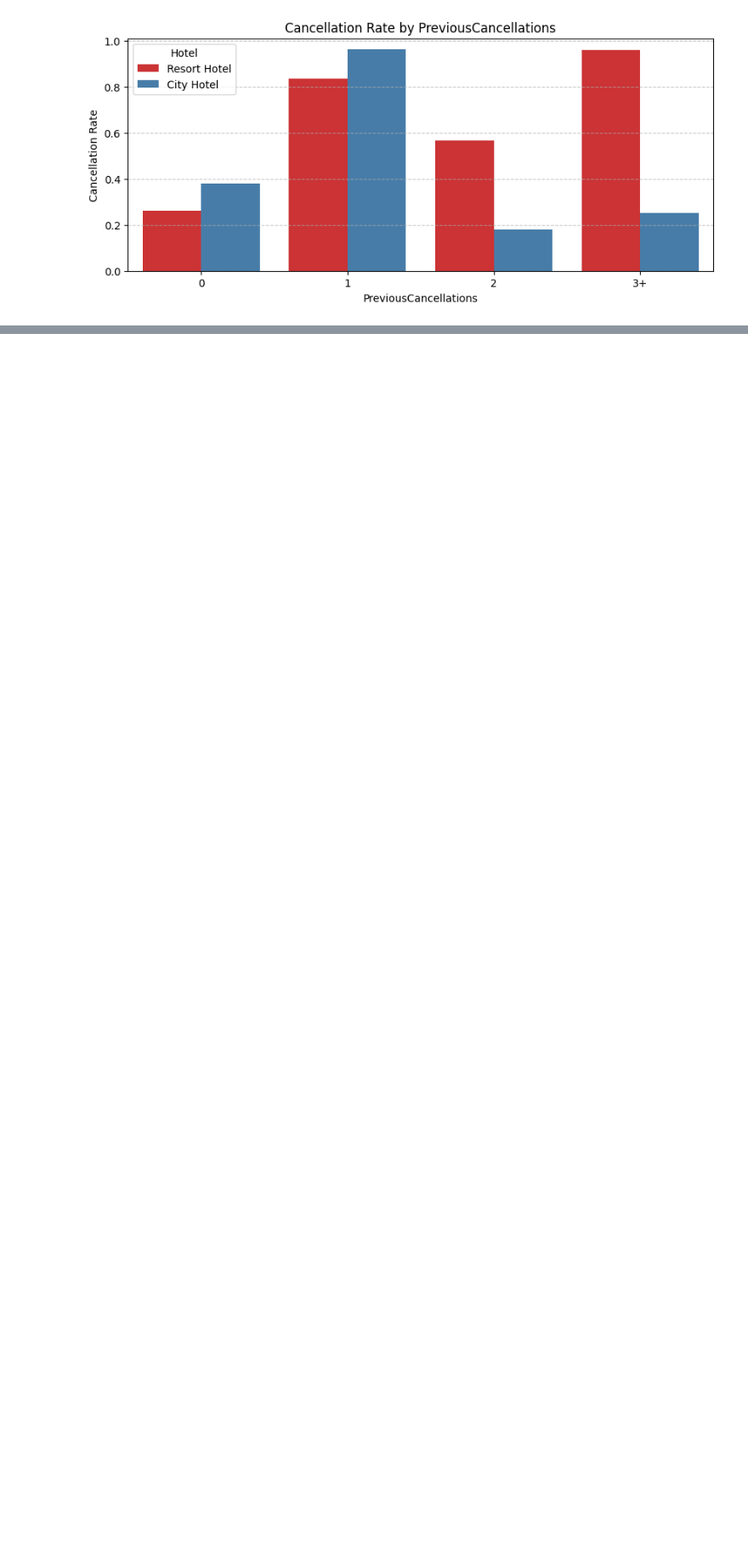
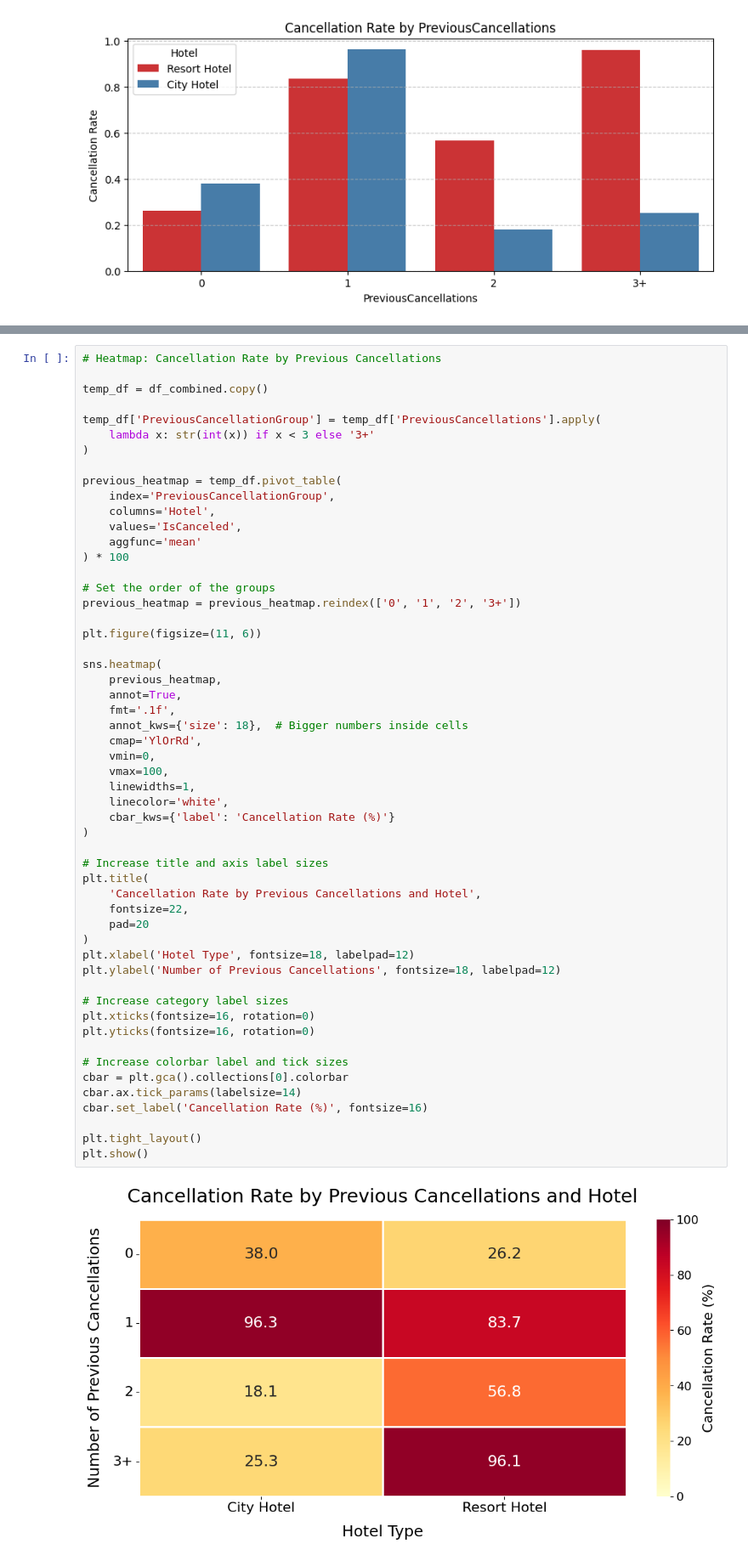
Before and after one commit to sylle321/Hotel_booking, a Jupyter notebook: Descriptive_Code.ipynb, the cells around one changed output, grey strips where cells are left out. Shown at 85% size. Drawn from its saved outputs; the diff is of its cells as text; blank space fills up the shorter version.

```diff
--- a/Descriptive_Code.ipynb
+++ b/Descriptive_Code.ipynb
@@ -465,3 +534,59 @@ for col in profile_cols:
+# %%
+# Heatmap: Cancellation Rate by Previous Cancellations
+
+temp_df = df_combined.copy()
+
+temp_df['PreviousCancellationGroup'] = temp_df['PreviousCancellations'].apply(
+    lambda x: str(int(x)) if x < 3 else '3+'
+)
+
+previous_heatmap = temp_df.pivot_table(
+    index='PreviousCancellationGroup',
+    columns='Hotel',
+    values='IsCanceled',
+    aggfunc='mean'
+) * 100
+
+# Set the order of the groups
+previous_heatmap = previous_heatmap.reindex(['0', '1', '2', '3+'])
+
+plt.figure(figsize=(11, 6))
+
+sns.heatmap(
+    previous_heatmap,
+    annot=True,
+    fmt='.1f',
+    annot_kws={'size': 18},  # Bigger numbers inside cells
+    cmap='YlOrRd',
+    vmin=0,
+    vmax=100,
+    linewidths=1,
+    linecolor='white',
+    cbar_kws={'label': 'Cancellation Rate (%)'}
+)
+
+# Increase title and axis label sizes
+plt.title(
+    'Cancellation Rate by Previous Cancellations and Hotel',
+    fontsize=22,
+    pad=20
+)
+plt.xlabel('Hotel Type', fontsize=18, labelpad=12)
+plt.ylabel('Number of Previous Cancellations', fontsize=18, labelpad=12)
+
+# Increase category label sizes
+plt.xticks(fontsize=16, rotation=0)
+plt.yticks(fontsize=16, rotation=0)
+
+# Increase colorbar label and tick sizes
+cbar = plt.gca().collections[0].colorbar
+cbar.ax.tick_params(labelsize=14)
+cbar.set_label('Cancellation Rate (%)', fontsize=16)
+
+plt.tight_layout()
+plt.show()
+# %% [output]
+[figure, added]
 # %%
 import pandas as pd
 import numpy as np
```
Also changed, not shown: parts of 4 cells of this notebook.
